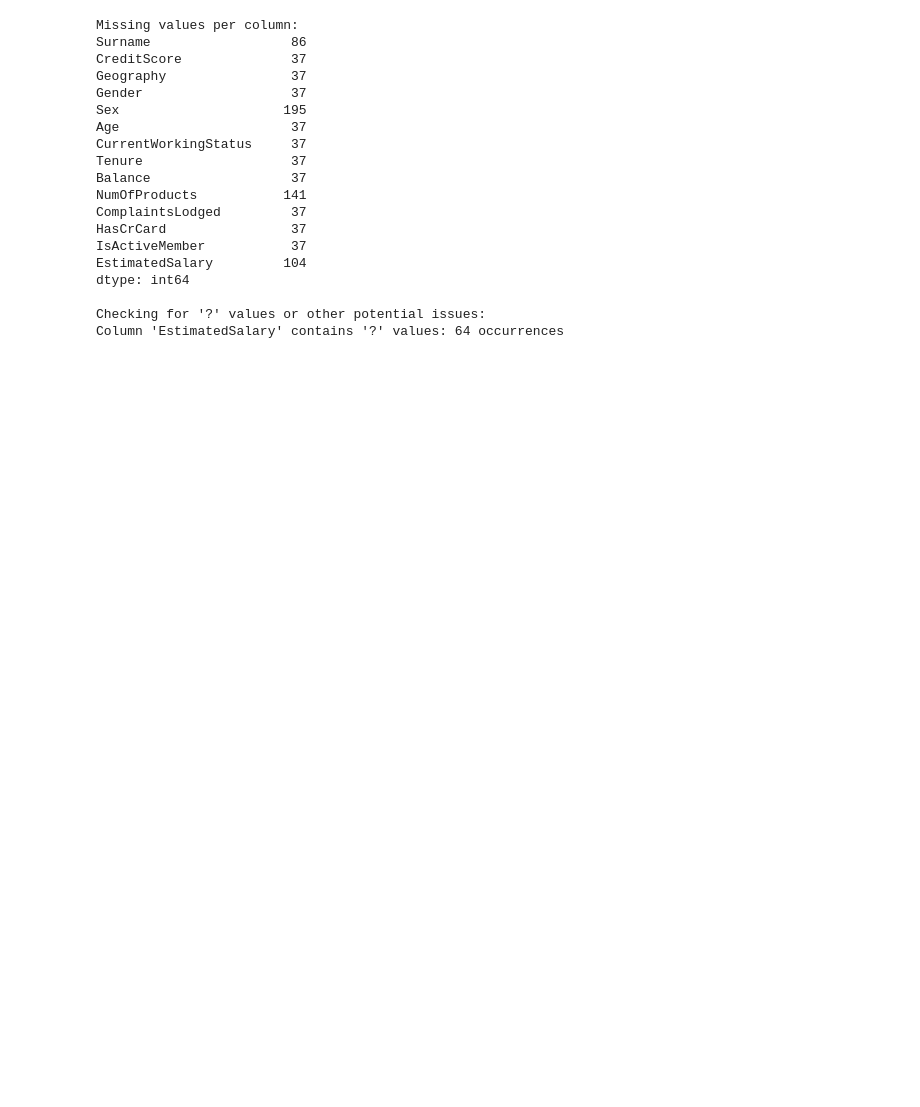
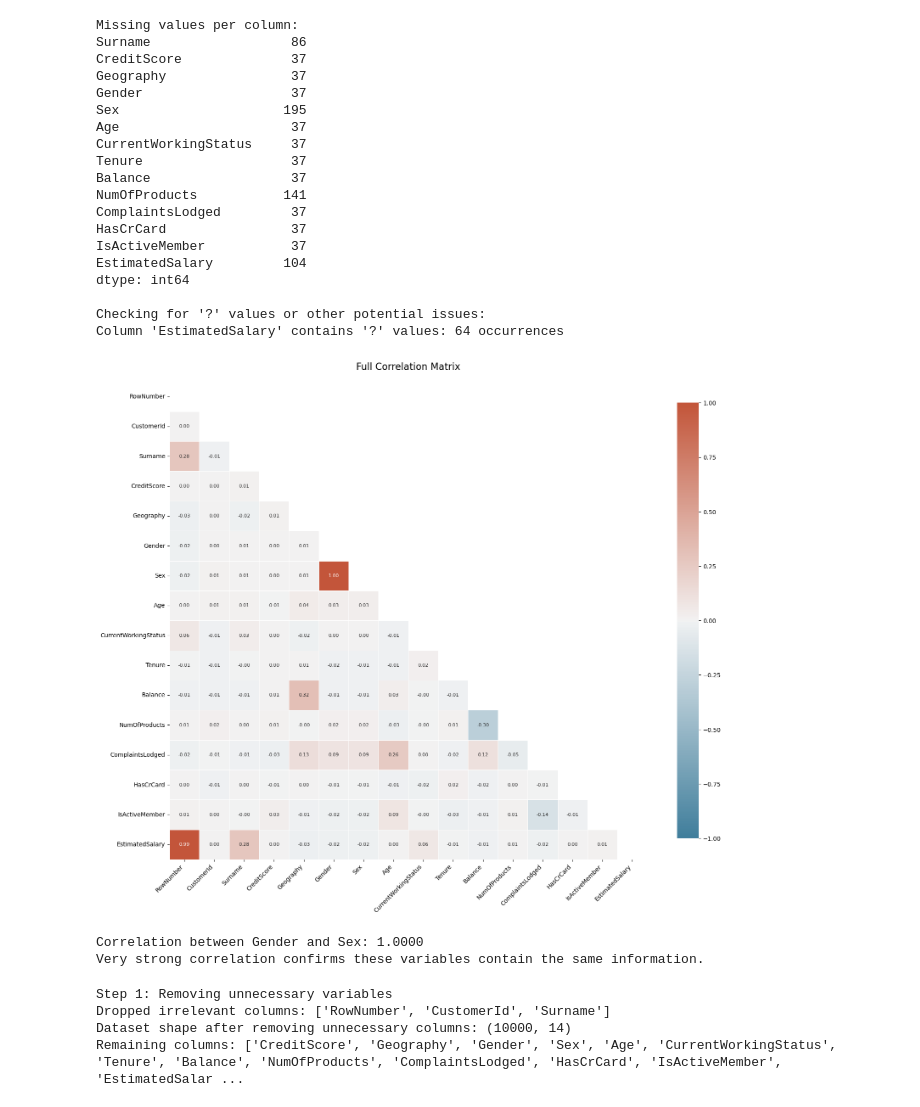
Before and after one commit to idrcmatre/churn-prediction-ml, a Jupyter notebook: Data Cleaning.ipynb, the cells around one changed output. Saved outputs shown, nothing was run; the diff lists cells and outputs as text; code cells hidden in the pictures; blank space fills up the shorter version.

Commit message:
Dropped identifier columns with no predictive value

```diff
--- a/Data Cleaning.ipynb
+++ b/Data Cleaning.ipynb
@@ -102,3 +102,76 @@ dtype: int64
 
 Checking for '?' values or other potential issues:
 Column 'EstimatedSalary' contains '?' values: 64 occurrences
+# %%
+# Generate full correlation matrix to show all variable relationships
+# Convert categorical variables to numeric for correlation calculation
+df_corr = df.copy()
+# For correlation calculation, convert categorical variables to numeric
+if 'Gender' in df_corr.columns:
+    # Map Gender to numeric (only if it's not already numeric)
+    if df_corr['Gender'].dtype == 'object':
+        df_corr['Gender'] = df_corr['Gender'].map({'Male': 0, 'Female': 1})
+# Handle any other string columns or non-numeric data
+for col in df_corr.columns:
+    if df_corr[col].dtype == 'object' and col != 'Exited':
+        df_corr[col] = pd.factorize(df_corr[col])[0]
+
+# Replace any remaining non-numeric values (like '?') with NaN
+df_corr = df_corr.apply(pd.to_numeric, errors='coerce')
+
+# Drop target variable from correlation analysis
+df_corr = df_corr.drop(columns=['Exited'])
+
+# Calculate full correlation matrix
+full_correlation = df_corr.corr()
+# Visualize the full correlation matrix
+plt.figure(figsize=(16, 14))
+mask = np.triu(np.ones_like(full_correlation, dtype=bool))  # Create mask for upper triangle
+cmap = sns.diverging_palette(230, 20, as_cmap=True)  # Define colormap
+# Plot heatmap with better readability
+sns.heatmap(full_correlation,
+            mask=mask,  # Mask upper triangle
+            cmap=cmap,
+            vmax=1.0, vmin=-1.0,  # Set limits
+            center=0,
+            square=True,
+            linewidths=.5,
+            cbar_kws={"shrink": .8},
+            annot=True,  # Show correlation values
+            fmt='.2f',  # Format to 2 decimal places
+            annot_kws={"size": 8})  # Adjust annotation size
+plt.title('Full Correlation Matrix', fontsize=16, pad=20)
+plt.xticks(rotation=45, ha='right')
+plt.tight_layout()
+plt.savefig('full_correlation_matrix.png', dpi=300, bbox_inches='tight')
+plt.show()
+# Also output the correlation between Gender and Sex specifically
+if 'Gender' in df_corr.columns and 'Sex' in df_corr.columns:
+    gender_sex_corr = full_correlation.loc['Gender', 'Sex']
+    print(f"Correlation between Gender and Sex: {gender_sex_corr:.4f}")
+    if abs(gender_sex_corr) > 0.95:
+        print("Very strong correlation confirms these variables contain the same information.")
+# %% [output]
+[figure, added]
+Correlation between Gender and Sex: 1.0000
+Very strong correlation confirms these variables contain the same information.
+# %%
+# 1. Remove unnecessary variables
+print("Step 1: Removing unnecessary variables")
+
+# Create a clean copy of the dataframe
+df_clean = df.copy()
+
+# Remove irrelevant columns
+columns_to_drop = ['RowNumber', 'CustomerId', 'Surname']
+df_clean = df_clean.drop(columns=columns_to_drop)
+print(f"Dropped irrelevant columns: {columns_to_drop}")
+
+# Display the dataset shape after removing columns
+print(f"Dataset shape after removing unnecessary columns: {df_clean.shape}")
+print(f"Remaining columns: {df_clean.columns.tolist()}")
+# %% [output]
+Step 1: Removing unnecessary variables
+Dropped irrelevant columns: ['RowNumber', 'CustomerId', 'Surname']
+Dataset shape after removing unnecessary columns: (10000, 14)
+Remaining columns: ['CreditScore', 'Geography', 'Gender', 'Sex', 'Age', 'CurrentWorkingStatus', 'Tenure', 'Balance', 'NumOfProducts', 'ComplaintsLodged', 'HasCrCard', 'IsActiveMember', 'EstimatedSalar ...
```
